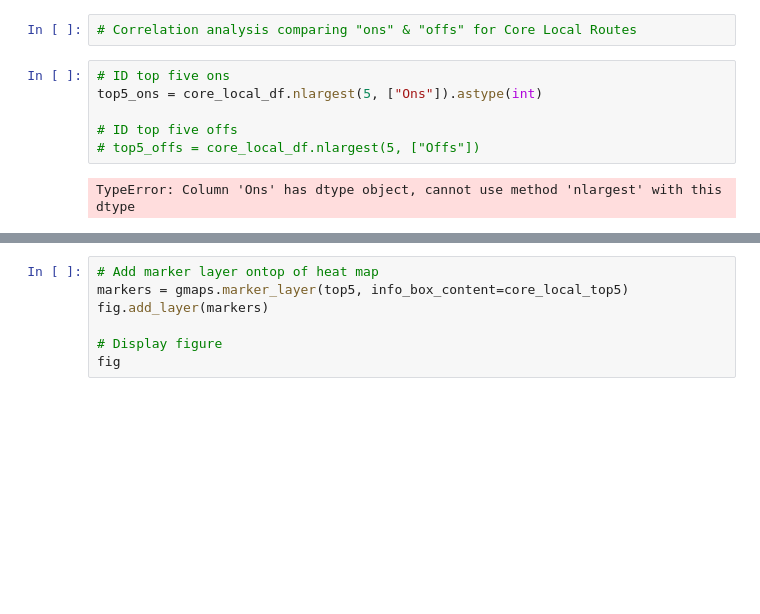
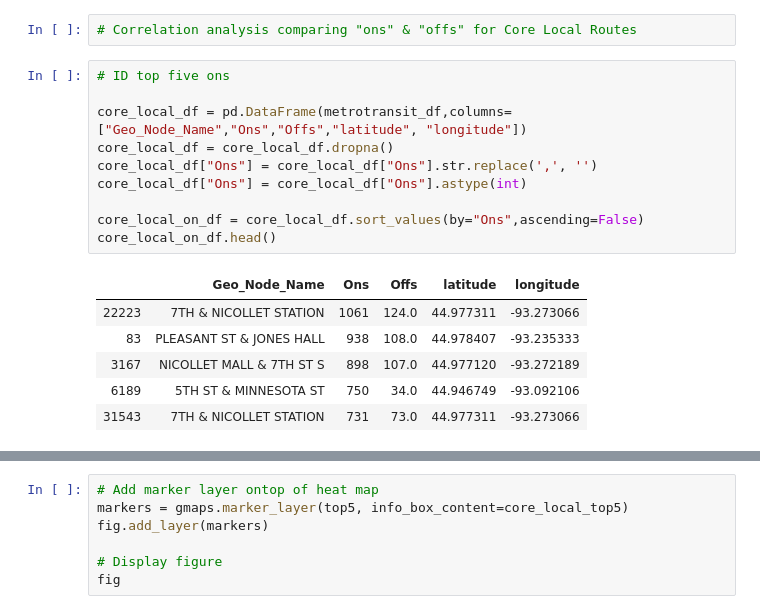
Before and after one commit to joshuadanielp/team3_project1, a Jupyter notebook: MetroTransit_team3_jp.ipynb, the cells around one changed output, grey strips where cells are left out. Saved outputs shown, nothing was run; the diff lists cells and outputs as text; blank space fills up the shorter version.

```diff
--- a/MetroTransit_team3_jp.ipynb
+++ b/MetroTransit_team3_jp.ipynb
@@ -109,11 +109,20 @@ fig
 [interactive output not drawn]
 # %%
 # Correlation analysis comparing "ons" & "offs" for Core Local Routes
-# %%
-# ID top five ons
-top5_ons = core_local_df.nlargest(5, ["Ons"]).astype(int)
-
-# ID top five offs
-# top5_offs = core_local_df.nlargest(5, ["Offs"])
-# %% [output]
-TypeError: Column 'Ons' has dtype object, cannot use method 'nlargest' with this dtype
+# %%
+# ID top five ons
+
+core_local_df = pd.DataFrame(metrotransit_df,columns=["Geo_Node_Name","Ons","Offs","latitude", "longitude"])
+core_local_df = core_local_df.dropna()
+core_local_df["Ons"] = core_local_df["Ons"].str.replace(',', '')
+core_local_df["Ons"] = core_local_df["Ons"].astype(int)
+
+core_local_on_df = core_local_df.sort_values(by="Ons",ascending=False)
+core_local_on_df.head()
+# %% [output]
+|  | Geo_Node_Name | Ons | Offs | latitude | longitude |
+| 22223 | 7TH & NICOLLET STATION | 1061 | 124.0 | 44.977311 | -93.273066 |
+| 83 | PLEASANT ST & JONES HALL | 938 | 108.0 | 44.978407 | -93.235333 |
+| 3167 | NICOLLET MALL & 7TH ST S | 898 | 107.0 | 44.977120 | -93.272189 |
+| 6189 | 5TH ST & MINNESOTA ST | 750 | 34.0 | 44.946749 | -93.092106 |
+| 31543 | 7TH & NICOLLET STATION | 731 | 73.0 | 44.977311 | -93.273066 |
```
Also changed, not shown: parts of 2 cells of this notebook.
